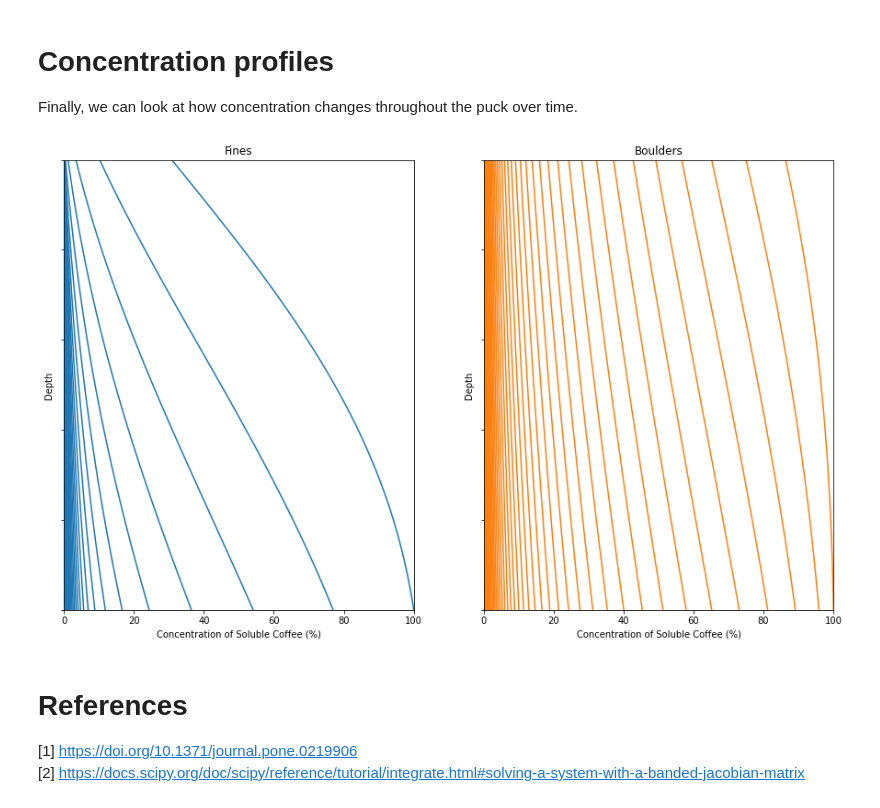
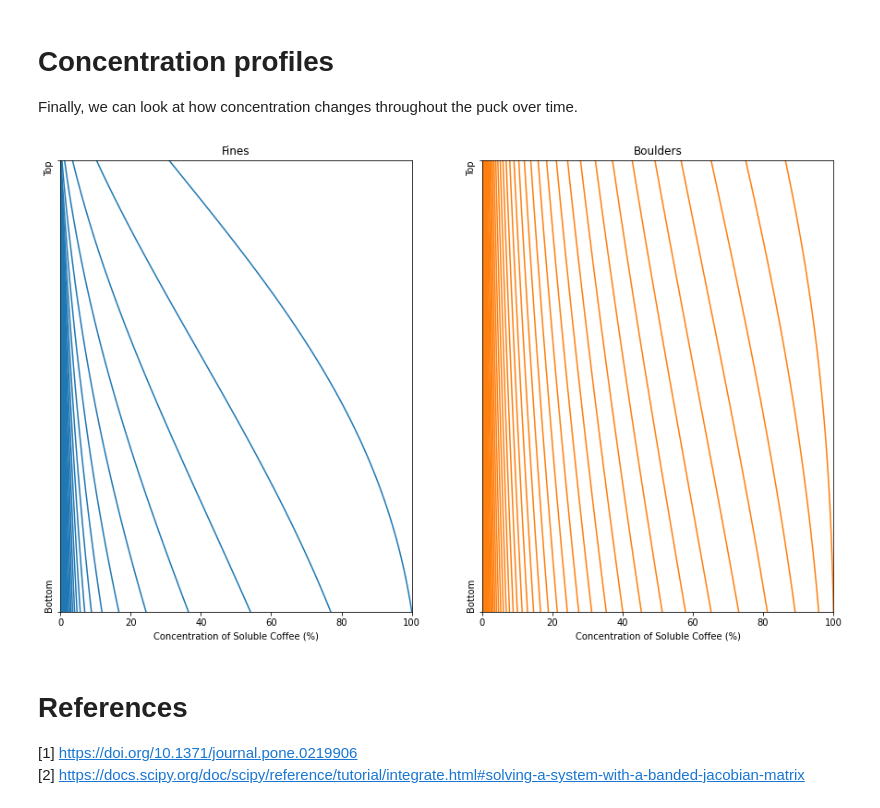
Before and after one commit to quantitativecafe/blog, a Jupyter notebook: tds-vs-ey-model/tds-vs-ey-model.ipynb, the cells around one changed output. Drawn from its saved outputs; the diff is of its cells as text; code cells hidden in the pictures.

Commit message:
Clean up concentration vs. depth plots

```diff
--- a/tds-vs-ey-model/tds-vs-ey-model.ipynb
+++ b/tds-vs-ey-model/tds-vs-ey-model.ipynb
@@ -381,30 +381,36 @@ Finally, we can look at how concentration changes throughout the puck over time.
 # %%
 def plot_profile(ax, title, color, c_si):
     ax.set_xlabel('Concentration of Soluble Coffee (%)')
-    ax.set_ylabel('Depth')
     ax.title.set_text(title)
 
     depths = np.linspace(0., 100., 100)
 
     for vals in c_si:
         ax.plot(vals, depths, c=color)
 
     ax.set_xlim([0., 100.])
     ax.set_ylim([100., 0.])
-    ax.set_yticklabels([])
+
+    plt.sca(ax)
+    plt.yticks(rotation = 90)
+
+    ax.set_yticks([100., 0.])
+    ax.set_yticklabels(['Bottom', 'Top'])
+    ax.yaxis.get_majorticklabels()[0].set_verticalalignment("bottom")
+    ax.yaxis.get_majorticklabels()[1].set_verticalalignment("top")
 
 fig, axs = plt.subplots(1, 2, figsize=(15,9))
 
 prop_cycle = plt.rcParams['axes.prop_cycle']
 colors = prop_cycle.by_key()['color']
 
 c_s1_2 = sol_2[::100,1::3] / c_s * 100.
 c_s2_2 = sol_2[::100,2::3] / c_s * 100.
 
 plot_profile(axs[0], 'Fines', colors[0], c_s1_2)
 plot_profile(axs[1], 'Boulders', colors[1], c_s2_2)
 # %% [output]
-[figure, old version]
+[figure, new version]
 # %% [markdown]
 # References
 
```
